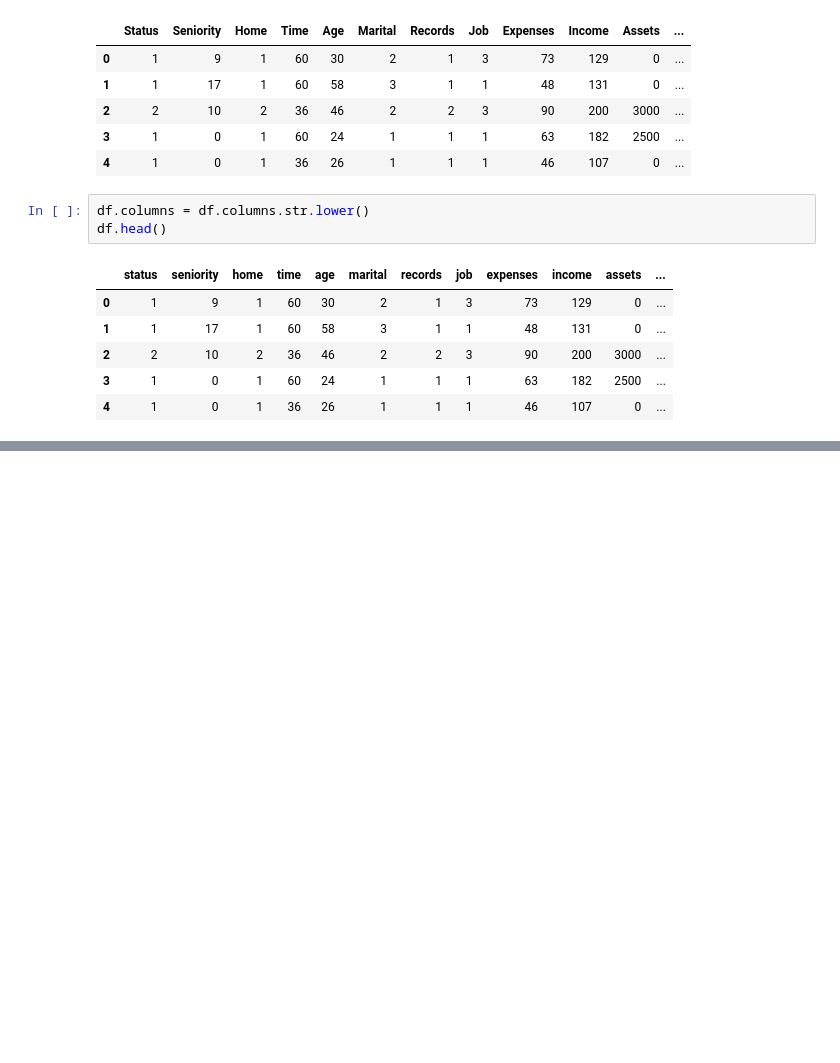
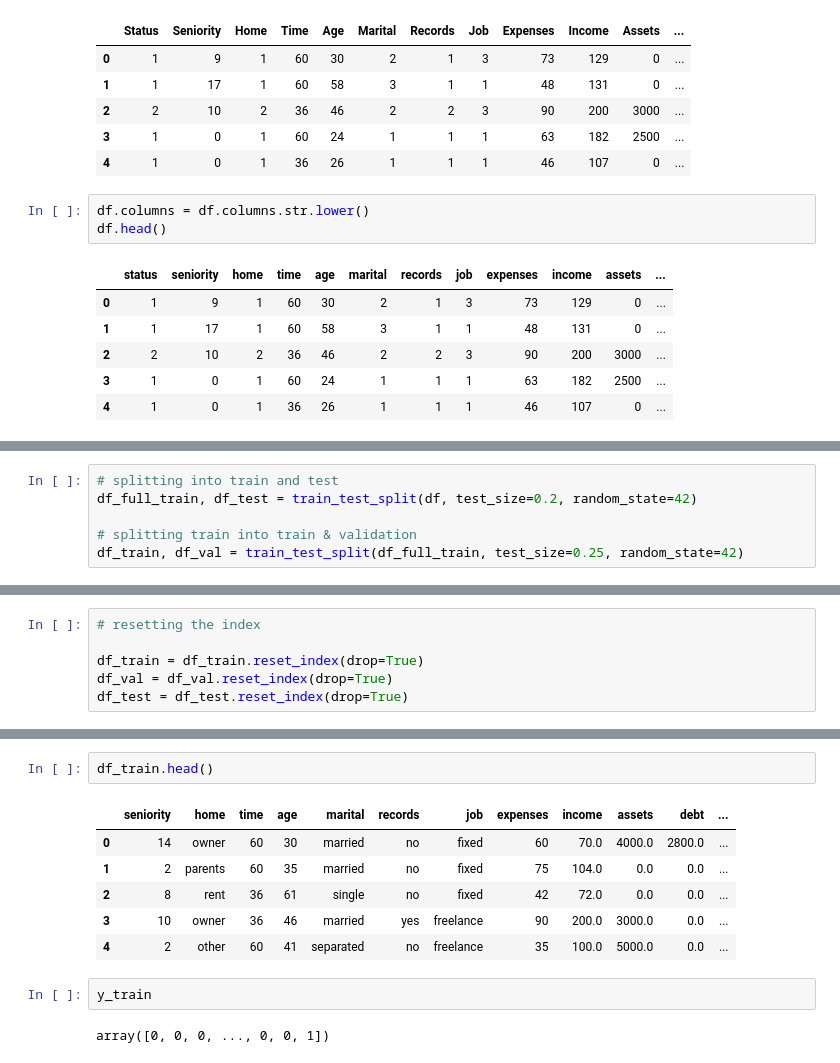
Before and after one commit to a-kravets/Data-Analytics-Projects, a Jupyter notebook: Credit Risk Scoring/credit_risk_scoring.ipynb, the cells around one changed output, grey strips where cells are left out. Drawn from its saved outputs; the diff is of its cells as text; blank space fills up the shorter version.

```diff
--- a/Credit Risk Scoring/credit_risk_scoring.ipynb
+++ b/Credit Risk Scoring/credit_risk_scoring.ipynb
@@ -38,0 +189,6 @@ df.head()
+# %%
+# splitting into train and test
+df_full_train, df_test = train_test_split(df, test_size=0.2, random_state=42)
+
+# splitting train into train & validation
+df_train, df_val = train_test_split(df_full_train, test_size=0.25, random_state=42)
@@ -38,0 +201,6 @@ df.head()
+# %%
+# resetting the index
+
+df_train = df_train.reset_index(drop=True)
+df_val = df_val.reset_index(drop=True)
+df_test = df_test.reset_index(drop=True)
@@ -38,0 +220,13 @@ df.head()
+# %%
+df_train.head()
+# %% [output]
+|  | seniority | home | time | age | marital | records | job | expenses | income | assets | debt | ... |
+| 0 | 14 | owner | 60 | 30 | married | no | fixed | 60 | 70.0 | 4000.0 | 2800.0 | ... |
+| 1 | 2 | parents | 60 | 35 | married | no | fixed | 75 | 104.0 | 0.0 | 0.0 | ... |
+| 2 | 8 | rent | 36 | 61 | single | no | fixed | 42 | 72.0 | 0.0 | 0.0 | ... |
+| 3 | 10 | owner | 36 | 46 | married | yes | freelance | 90 | 200.0 | 3000.0 | 0.0 | ... |
+| 4 | 2 | other | 60 | 41 | separated | no | freelance | 35 | 100.0 | 5000.0 | 0.0 | ... |
+# %%
+y_train
+# %% [output]
+array([0, 0, 0, ..., 0, 0, 1])
```
Also changed, not shown: parts of 14 cells of this notebook.
